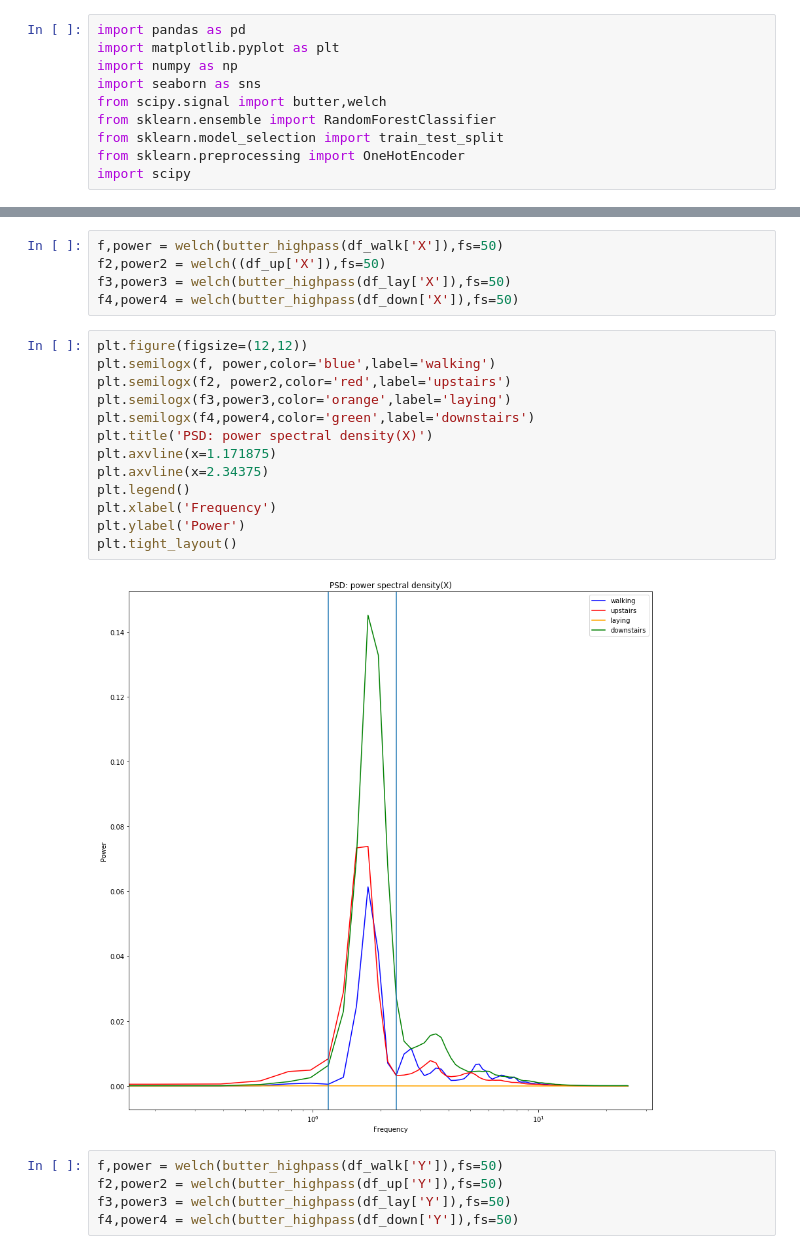
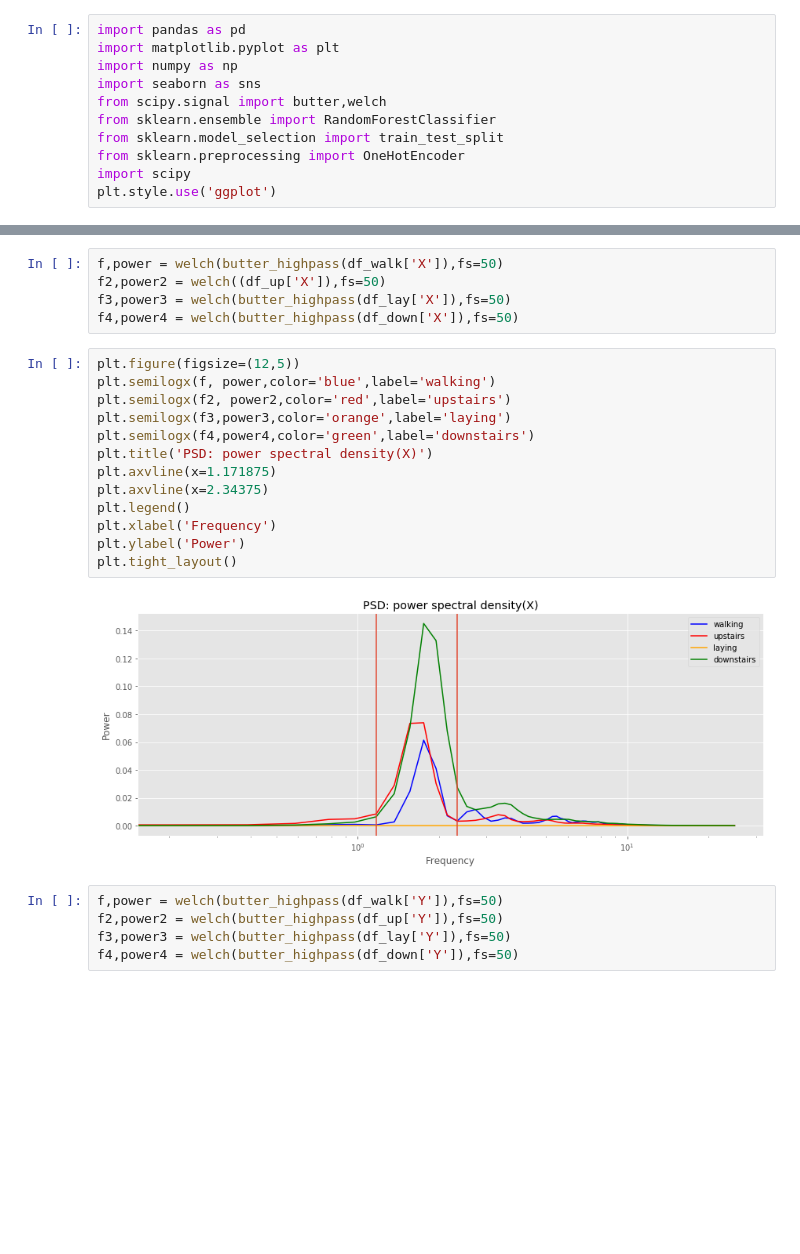
Before and after one commit to Devinml/Human-activity-recognition-using-smartphone-data, a Jupyter notebook: notebooks/EDA_RAW_DATA.ipynb, the cells around one changed output, grey strips where cells are left out. Cells and saved outputs as stored; diff of their text form; blank space fills up the shorter version.

```diff
--- a/notebooks/EDA_RAW_DATA.ipynb
+++ b/notebooks/EDA_RAW_DATA.ipynb
@@ -8,6 +8,7 @@ from sklearn.ensemble import RandomForestClassifier
 from sklearn.model_selection import train_test_split
 from sklearn.preprocessing import OneHotEncoder
 import scipy
+plt.style.use('ggplot')
 # %%
 df = pd.read_csv('/home/devin/Documents/Galvanize/repos/Human-activity-recognition-using-smartphone-data/data/merged_data_save.csv')
 # %%
@@ -226,20 +211,20 @@ f2,power2 = welch((df_up['X']),fs=50)
 f3,power3 = welch(butter_highpass(df_lay['X']),fs=50)
 f4,power4 = welch(butter_highpass(df_down['X']),fs=50)
 # %%
-plt.figure(figsize=(12,12))
+plt.figure(figsize=(12,5))
 plt.semilogx(f, power,color='blue',label='walking')
 plt.semilogx(f2, power2,color='red',label='upstairs')
 plt.semilogx(f3,power3,color='orange',label='laying')
 plt.semilogx(f4,power4,color='green',label='downstairs')
 plt.title('PSD: power spectral density(X)')
 plt.axvline(x=1.171875)
 plt.axvline(x=2.34375)
 plt.legend()
 plt.xlabel('Frequency')
 plt.ylabel('Power')
 plt.tight_layout()
 # %% [output]
-[figure, old version]
+[figure, new version]
 # %%
 f,power = welch(butter_highpass(df_walk['Y']),fs=50)
 f2,power2 = welch(butter_highpass(df_up['Y']),fs=50)
```
Also changed, not shown: parts of 15 cells of this notebook, 2 other files.
